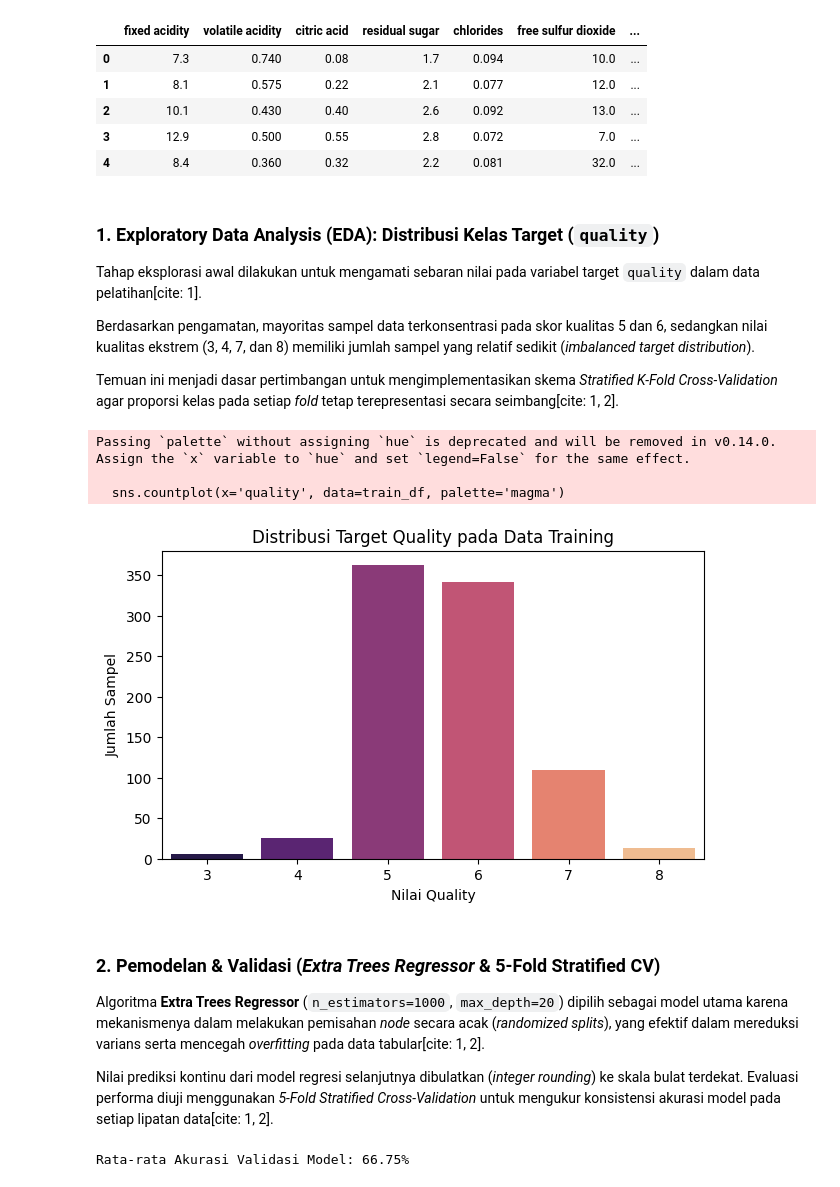
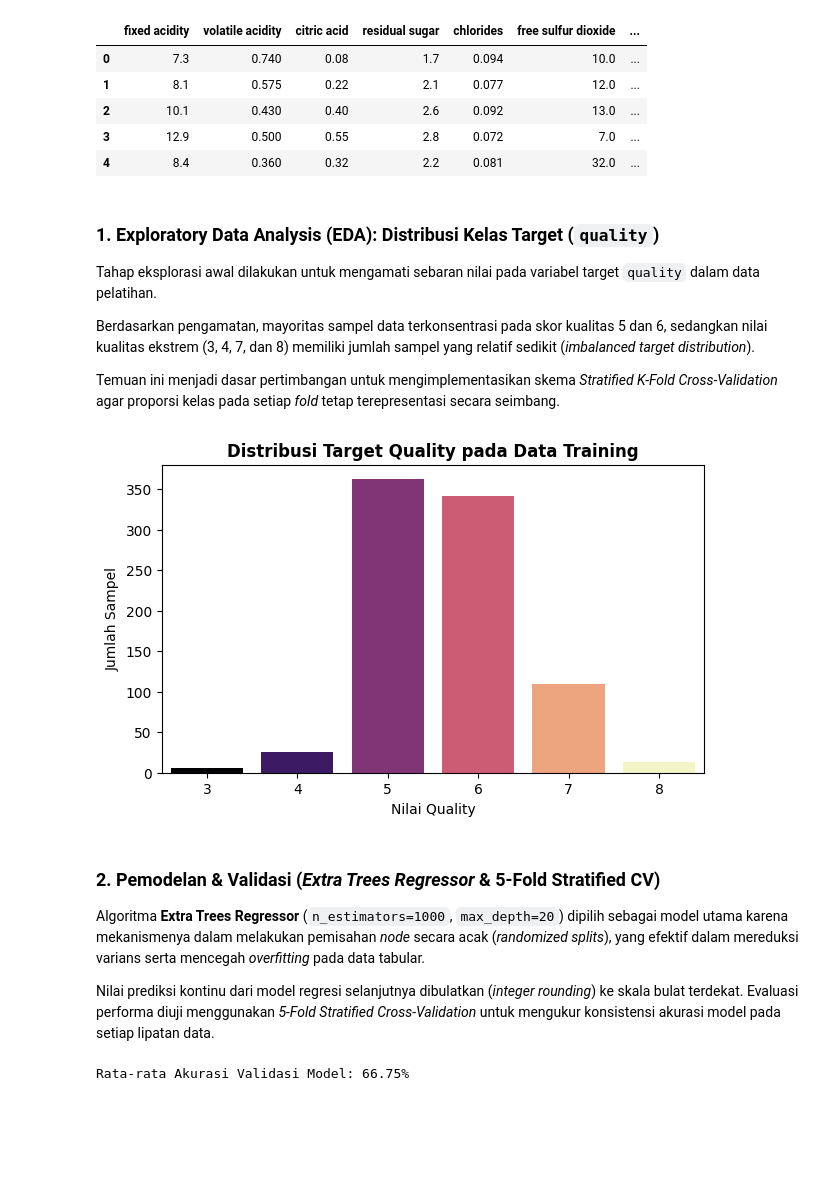
Before and after one commit to abelajayee/UTS_DataMining_StudiKasusWine_AbeliaDamayanti, a Jupyter notebook: UTS_DataMining_Abelia.ipynb, the cells around one changed output. Cells and saved outputs as stored; diff of their text form; code cells hidden in the pictures; blank space fills up the shorter version.

```diff
--- a/UTS_DataMining_Abelia.ipynb
+++ b/UTS_DataMining_Abelia.ipynb
@@ -39,32 +43,26 @@ Ukuran Data Test : (286, 12)
 # %% [markdown]
 ### 1. Exploratory Data Analysis (EDA): Distribusi Kelas Target (`quality`)
 
-Tahap eksplorasi awal dilakukan untuk mengamati sebaran nilai pada variabel target `quality` dalam data pelatihan[cite: 1].
+Tahap eksplorasi awal dilakukan untuk mengamati sebaran nilai pada variabel target `quality` dalam data pelatihan.
 
 Berdasarkan pengamatan, mayoritas sampel data terkonsentrasi pada skor kualitas 5 dan 6, sedangkan nilai kualitas ekstrem (3, 4, 7, dan 8) memiliki jumlah sampel yang relatif sedikit (*imbalanced target distribution*).
 
-Temuan ini menjadi dasar pertimbangan untuk mengimplementasikan skema *Stratified K-Fold Cross-Validation* agar proporsi kelas pada setiap *fold* tetap terepresentasi secara seimbang[cite: 1, 2].
+Temuan ini menjadi dasar pertimbangan untuk mengimplementasikan skema *Stratified K-Fold Cross-Validation* agar proporsi kelas pada setiap *fold* tetap terepresentasi secara seimbang.
 # %%
-import matplotlib.pyplot as plt
-import seaborn as sns
-
 plt.figure(figsize=(7, 4))
-sns.countplot(x='quality', data=train_df, palette='magma')
-plt.title('Distribusi Target Quality pada Data Training')
+sns.countplot(x='quality', data=train_df, hue='quality', palette='magma', legend=False)
+plt.title('Distribusi Target Quality pada Data Training', fontsize=12, fontweight='bold')
 plt.xlabel('Nilai Quality')
 plt.ylabel('Jumlah Sampel')
 plt.show()
 # %% [output]
-Passing `palette` without assigning `hue` is deprecated and will be removed in v0.14.0. Assign the `x` variable to `hue` and set `legend=False` for the same effect.
-
-  sns.countplot(x='quality', data=train_df, palette='magma')
-[figure, old version]
+[figure, new version]
 # %% [markdown]
 ### 2. Pemodelan & Validasi (*Extra Trees Regressor* & 5-Fold Stratified CV)
 
-Algoritma **Extra Trees Regressor** (`n_estimators=1000`, `max_depth=20`) dipilih sebagai model utama karena mekanismenya dalam melakukan pemisahan *node* secara acak (*randomized splits*), yang efektif dalam mereduksi varians serta mencegah *overfitting* pada data tabular[cite: 1, 2].
+Algoritma **Extra Trees Regressor** (`n_estimators=1000`, `max_depth=20`) dipilih sebagai model utama karena mekanismenya dalam melakukan pemisahan *node* secara acak (*randomized splits*), yang efektif dalam mereduksi varians serta mencegah *overfitting* pada data tabular.
 
-Nilai prediksi kontinu dari model regresi selanjutnya dibulatkan (*integer rounding*) ke skala bulat terdekat. Evaluasi performa diuji menggunakan *5-Fold Stratified Cross-Validation* untuk mengukur konsistensi akurasi model pada setiap lipatan data[cite: 1, 2].
+Nilai prediksi kontinu dari model regresi selanjutnya dibulatkan (*integer rounding*) ke skala bulat terdekat. Evaluasi performa diuji menggunakan *5-Fold Stratified Cross-Validation* untuk mengukur konsistensi akurasi model pada setiap lipatan data.
 # %%
 from sklearn.ensemble import ExtraTreesRegressor
 from sklearn.model_selection import StratifiedKFold
```
Also changed, not shown: parts of 4 cells of this notebook.
